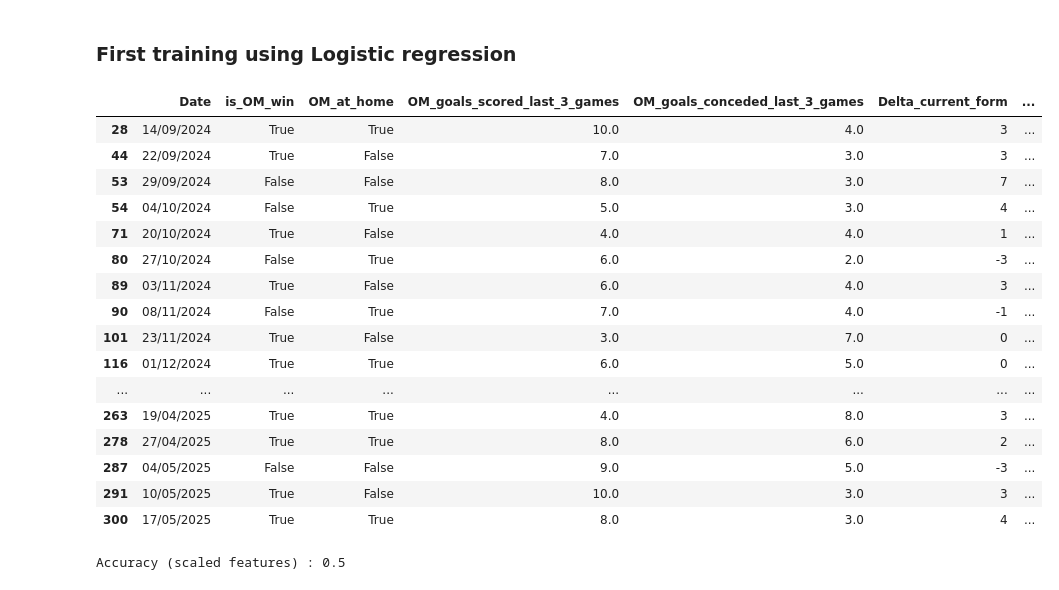
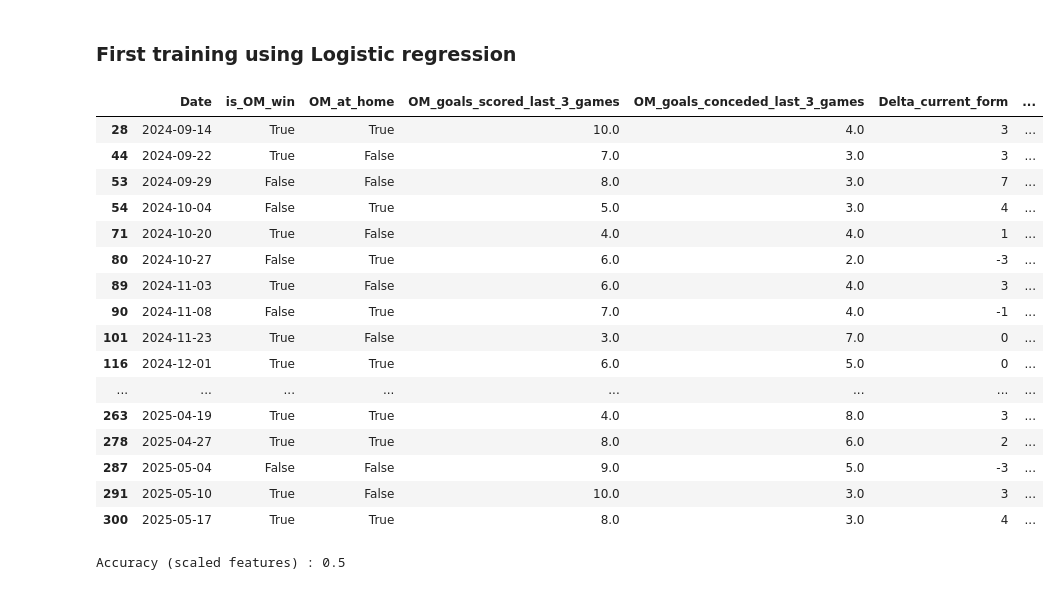
Before and after one commit to oliversmith13/Marseille_wins, a Jupyter notebook: main_notebook_Oli.ipynb, the cells around one changed output. Drawn from its saved outputs; the diff is of its cells as text; code cells hidden in the pictures.

```diff
--- a/main_notebook_Oli.ipynb
+++ b/main_notebook_Oli.ipynb
@@ -350,9 +350,9 @@ None
 # Merging datasets to have all interesting variables together
 match_df = match_df.rename(columns = {"date" : "Date", "home_team" : "HomeTeam", "away_team" : "AwayTeam"})
 match_df["Date"] = pd.to_datetime(match_df["Date"])
-matches_2024["Date"] = pd.to_datetime(matches_2024["Date"])
+df_2024["Date"] = pd.to_datetime(df_2024["Date"])
 
-matches_2024 = pd.merge(matches_2024, match_df, how = "left", on = ["Date", "HomeTeam", "AwayTeam"])
+df_2024 = pd.merge(df_2024, match_df, how = "left", on = ["Date", "HomeTeam", "AwayTeam"])
 
-matches_2024.sample(13)
+df_2024.sample(13)
 # %% [output]
@@ -433,14 +433,11 @@ df_om_games_2024["ELO Opponent"] = np.where(df_om_games_2024['HomeTeam'] == 'Mar
 df_om_games_2024["OM_at_home"] = 1 * df_2024["HomeTeam"] == "Marseille"
 df_om_games_2024 = df_om_games_2024.assign(OM_goals_scored_last_3_games=lambda d: d["OM_goals_scored"].rolling(3).sum().shift())
 df_om_games_2024 = df_om_games_2024.assign(OM_goals_conceded_last_3_games=lambda d: d["OM_goals_conceded"].rolling(3).sum().shift())
-#df_om_games_2024['rest_days_OM'] = df_rest_days_all_teams.loc[df_rest_days_all_teams["team"] == "Marseille",]['rest_days_team']
-#df_om_games_2024['rest_days_Opponent'] = np.where(df_om_games_2024['HomeTeam'] == 'Marseille',
-#                                                  df_rest_days_all_teams.loc[df_rest_days_all_teams["team"] == df_om_games_2024['AwayTeam'],]['rest_days_team'],
-#                                                    df_rest_days_all_teams.loc[df_rest_days_all_teams["team"] == df_om_games_2024['HomeTeam']]['rest_days_team'])
-
+df_om_games_2024['rest_days_OM'] = np.where(df_om_games_2024['HomeTeam'] == 'Marseille', df_om_games_2024["home_team_rest_days"], df_om_games_2024["away_team_rest_days"])
+df_om_games_2024['rest_days_Opponent'] = np.where(df_om_games_2024['HomeTeam'] == 'Marseille', df_om_games_2024["away_team_rest_days"], df_om_games_2024["home_team_rest_days"])
 
 # Drop useless columns
-X_OM_2024 = df_om_games_2024.drop(columns= ['HomeTeam', 'current_form_Home',
+X_OM_2024 = df_om_games_2024.drop(columns= ['HomeTeam', 'current_form_Home','home_team_rest_days','away_team_rest_days',
        'current_form_Away', 'AwayTeam', 'Home_goals', 'Away_goals', 'Result', 'Elo_Home', 'Elo_Away',
         'Diff_Elo', 'OM_goals_scored', 'OM_goals_conceded']).copy()
 
@@ -514,28 +508,29 @@ dtype: int64
 # %%
 # A few more preprocessing in order to get a more stable model
 X_OM_2024_clean.columns
 X_OM_2024_clean['Delta_current_form'] = X_OM_2024_clean['Current_form_OM'] - X_OM_2024_clean['Current_form_Opponent']
 X_OM_2024_clean['Delta_ELO'] = X_OM_2024_clean['ELO OM'] - X_OM_2024_clean['ELO Opponent']
-X_OM_2024_clean.drop(columns = ['Current_form_OM', 'Current_form_Opponent','ELO OM', 'ELO Opponent'], inplace = True)
+X_OM_2024_clean['Delta_rest_days'] = X_OM_2024_clean['rest_days_OM'] - X_OM_2024_clean['rest_days_Opponent']
+X_OM_2024_clean.drop(columns = ['Current_form_OM', 'Current_form_Opponent','ELO OM', 'ELO Opponent','rest_days_OM','rest_days_Opponent'], inplace = True)
 X_OM_2024_clean
 # %% [output]
 |  | Date | is_OM_win | OM_at_home | OM_goals_scored_last_3_games | OM_goals_conceded_last_3_games | Delta_current_form | ... |
-| 28 | 14/09/2024 | True | True | 10.0 | 4.0 | 3 | ... |
-| 44 | 22/09/2024 | True | False | 7.0 | 3.0 | 3 | ... |
-| 53 | 29/09/2024 | False | False | 8.0 | 3.0 | 7 | ... |
-| 54 | 04/10/2024 | False | True | 5.0 | 3.0 | 4 | ... |
-| 71 | 20/10/2024 | True | False | 4.0 | 4.0 | 1 | ... |
-| 80 | 27/10/2024 | False | True | 6.0 | 2.0 | -3 | ... |
-| 89 | 03/11/2024 | True | False | 6.0 | 4.0 | 3 | ... |
-| 90 | 08/11/2024 | False | True | 7.0 | 4.0 | -1 | ... |
-| 101 | 23/11/2024 | True | False | 3.0 | 7.0 | 0 | ... |
-| 116 | 01/12/2024 | True | True | 6.0 | 5.0 | 0 | ... |
+| 28 | 2024-09-14 | True | True | 10.0 | 4.0 | 3 | ... |
+| 44 | 2024-09-22 | True | False | 7.0 | 3.0 | 3 | ... |
+| 53 | 2024-09-29 | False | False | 8.0 | 3.0 | 7 | ... |
+| 54 | 2024-10-04 | False | True | 5.0 | 3.0 | 4 | ... |
+| 71 | 2024-10-20 | True | False | 4.0 | 4.0 | 1 | ... |
+| 80 | 2024-10-27 | False | True | 6.0 | 2.0 | -3 | ... |
+| 89 | 2024-11-03 | True | False | 6.0 | 4.0 | 3 | ... |
+| 90 | 2024-11-08 | False | True | 7.0 | 4.0 | -1 | ... |
+| 101 | 2024-11-23 | True | False | 3.0 | 7.0 | 0 | ... |
+| 116 | 2024-12-01 | True | True | 6.0 | 5.0 | 0 | ... |
 | ... | ... | ... | ... | ... | ... | ... | ... |
-| 263 | 19/04/2025 | True | True | 4.0 | 8.0 | 3 | ... |
-| 278 | 27/04/2025 | True | True | 8.0 | 6.0 | 2 | ... |
-| 287 | 04/05/2025 | False | False | 9.0 | 5.0 | -3 | ... |
-| 291 | 10/05/2025 | True | False | 10.0 | 3.0 | 3 | ... |
-| 300 | 17/05/2025 | True | True | 8.0 | 3.0 | 4 | ... |
+| 263 | 2025-04-19 | True | True | 4.0 | 8.0 | 3 | ... |
+| 278 | 2025-04-27 | True | True | 8.0 | 6.0 | 2 | ... |
+| 287 | 2025-05-04 | False | False | 9.0 | 5.0 | -3 | ... |
+| 291 | 2025-05-10 | True | False | 10.0 | 3.0 | 3 | ... |
+| 300 | 2025-05-17 | True | True | 8.0 | 3.0 | 4 | ... |
 # %%
 # Logistic regression
 from sklearn.linear_model import LogisticRegression
```
Also changed, not shown: parts of 9 cells of this notebook.
